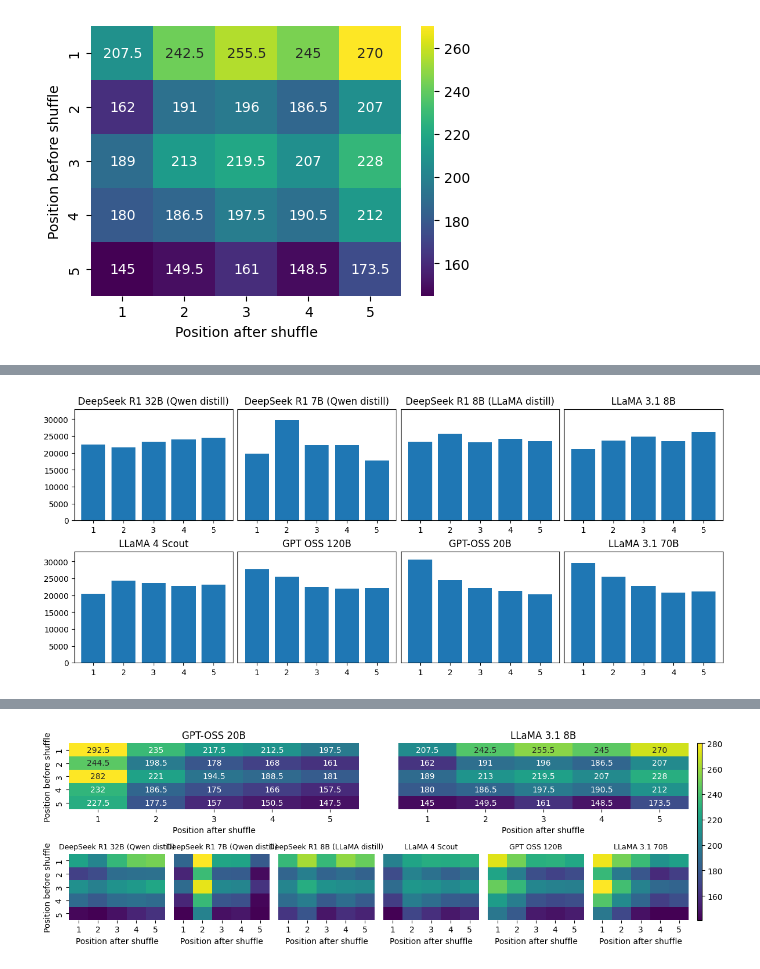
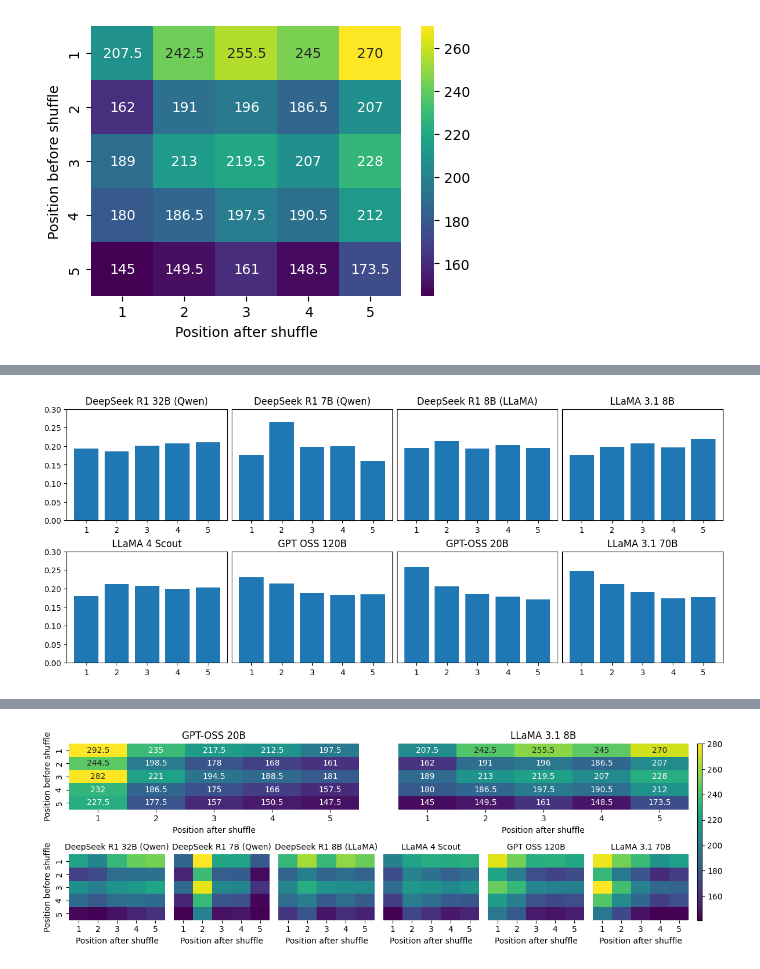
Before and after one commit to GoComputing/Positional-Bias, a Jupyter notebook: notebooks/bias_analysis.ipynb, the cells around one changed output, grey strips where cells are left out. Drawn from its saved outputs; the diff is of its cells as text; code cells hidden in the pictures.

Commit message:
Compute KL divergence and entropy, better evaluate the second methodology

```diff
--- a/notebooks/bias_analysis.ipynb
+++ b/notebooks/bias_analysis.ipynb
@@ -230,9 +244,9 @@ plt.plot()
 from tqdm.auto import tqdm
 
 models = [
-    'DeepSeek R1 32B (Qwen distill)',
-    'DeepSeek R1 7B (Qwen distill)',
-    'DeepSeek R1 8B (LLaMA distill)',
+    'DeepSeek R1 32B (Qwen)',
+    'DeepSeek R1 7B (Qwen)',
+    'DeepSeek R1 8B (LLaMA)',
     'LLaMA 3.1 8B',
     'LLaMA 4 Scout',
     'GPT OSS 120B',
@@ -241,9 +255,9 @@ models = [
 ]
 
 filenames = {
-    'DeepSeek R1 32B (Qwen distill)': 'evaluation_deepseek-r1_32b-qwen-distill-fp16.json',
-    'DeepSeek R1 7B (Qwen distill)': 'evaluation_deepseek-r1_7b-qwen-distill-fp16.json',
-    'DeepSeek R1 8B (LLaMA distill)': 'evaluation_deepseek-r1_8b-llama-distill-fp16.json',
+    'DeepSeek R1 32B (Qwen)': 'evaluation_deepseek-r1_32b-qwen-distill-fp16.json',
+    'DeepSeek R1 7B (Qwen)': 'evaluation_deepseek-r1_7b-qwen-distill-fp16.json',
+    'DeepSeek R1 8B (LLaMA)': 'evaluation_deepseek-r1_8b-llama-distill-fp16.json',
     'GPT OSS 120B': 'evaluation_gpt-oss_120b.json',
     'GPT-OSS 20B': 'evaluation_gpt_oss_20b.json',
     'LLaMA 3.1 70B': 'evaluation_llama3.1_70b-instruct-fp16.json',
@@ -256,40 +270,89 @@ cm_set = dict()
 for model_name in tqdm(models):
 
     results_dir = os.path.join('results', experiment_name, filenames[model_name])
-    cm, unshuffled_cm, input_dataset, samples_per_query, top_k = load_contingency_matrix(results_dir)
+    cm, unshuffled_cm, input_dataset, samples_per_query, top_k, true_positions, pred_positions = load_contingency_matrix(results_dir, return_all_samples=True)
 
     cm_set[model_name] = {
         'cm': cm,
         'unshuffled_cm': unshuffled_cm,
         'input_dataset': input_dataset,
         'samples_per_query': samples_per_query,
-        'top_k': top_k
+        'top_k': top_k,
+        'true_positions': true_positions,
+        'pred_positions': pred_positions
     }
 # %%
+from scipy.stats import chisquare
+import random
+
 ncols = 4
+normalize_plot = True
 nrows = len(models) // ncols
 if len(models)%ncols != 0:
     nrows += 1
 
 fig, axs = plt.subplots(nrows=nrows, ncols=ncols, figsize=(12, 5), constrained_layout = True)
 
+# https://datascience.stackexchange.com/questions/9262/calculating-kl-divergence-in-python
+def KL(P,Q):
+    """ Epsilon is used here to avoid conditional code for
+    checking that neither P nor Q is equal to 0. """
+    epsilon = 0.00001
+    # You may want to instead make copies to avoid changing the np arrays.
+    P = np.array(P)+epsilon
+    Q = np.array(Q)+epsilon
+    divergence = np.sum(P*np.log(P/Q))
+    return divergence
+
+def entropy(counts):
+
+    p = counts / counts.sum()
+    log_p = np.log(p) # base e
+    entropy = -np.sum(p * log_p)
+
+    return entropy
+
+def exp_notation_latex(number, n_significant):
+    str_format = f'{{:.{n_significant}e}}'
+    str_format = str_format.format(number)
+    pos = str_format.find('e')
+    significant = str_format[:pos]
+    exp = int(str_format[pos+1:])
+    return f'{significant} \cdot 10^{{{exp}}}'
+
+contingency_results = dict()
+uniformity_results = dict()
+stats = dict()
+
 for i,model_name in enumerate(models):
     x_ticks = range(1, cm_set[model_name]['top_k']+1)
-    axs[i//ncols][i%ncols].bar(x_ticks, np.sum(cm_set[model_name]['cm'], axis=1))
-    axs[i//ncols][i%ncols].set_ylim(0, 33000)
+    counts = np.sum(cm_set[model_name]['cm'], axis=1)
+    axs[i//ncols][i%ncols].bar(x_ticks, counts/np.sum(counts) if normalize_plot else counts)
+    axs[i//ncols][i%ncols].set_ylim(0, 0.3 if normalize_plot else 33000)
     axs[i//ncols][i%ncols].set_xticks(range(1, cm_set[model_name]['top_k']+1))
     if i%ncols != 0:
         axs[i//ncols][i%ncols].get_yaxis().set_visible(False)
     axs[i//ncols][i%ncols].title.set_text(model_name)
+
+    uniform_distribution = np.array([1/cm_set[model_name]['top_k'] for _ in range(cm_set[model_name]['top_k'])])
+    stats[model_name] = {
+        'kl_divergence': KL(counts/counts.sum(), uniform_distribution),
+        'entropy': entropy(counts),
+    }
 
     # Run chi-squared test for independence
     contingency_matrix_test = cm_set[model_name]['cm']
     chi2_stat, p_value, dof, expected = chi2_contingency(contingency_matrix_test, correction=False)
     cramers_v = np.sqrt(chi2_stat / (np.sum(contingency_matrix_test) * (min(contingency_matrix_test.shape) - 1)))
 
-    #print(model_name)
-    # print(f" Chi2 stat: {chi2_stat:.2f}, p_value: {p_value:.4e}, df: {dof}, cramer's_v: {cramers_v:.4f}")
-    print(f"{model_name} & {p_value:.4e} & {cramers_v:.4f} \\\\")
+    contingency_results[model_name] = {
+        'p_value': p_value,
+        'cramers_v': cramers_v
+    }
+
+
+for model_name, model_results in contingency_results.items():
+    print(f'{model_name} & {model_results["p_value"]:.4e} & {model_results["cramers_v"]:.4f} \\\\')
 
 
 
@@ -297,4 +360,8 @@ if len(models)%ncols != 0:
     fig.delaxes(axs[nrows-1][len(models)%ncols])
 plt.savefig(f"figures/all_raw_probability_distributions.pdf", format="pdf", bbox_inches="tight")
 plt.show()
+
+print('Model name & KL divergence & Entropy (base e) \\\\')
+for model_name, model_stats in stats.items():
+    print(f'{model_name} & ${exp_notation_latex(model_stats["kl_divergence"], 3)}$ & ${model_stats["entropy"]:.3f}$ \\\\')
 # %% [output]
@@ -304,6 +371,6 @@ DeepSeek R1 8B (LLaMA distill) & 0.0000e+00 & 0.0769 \\
 LLaMA 3.1 8B & 0.0000e+00 & 0.0780 \\
 LLaMA 4 Scout & 3.3634e-184 & 0.0660 \\
 GPT OSS 120B & 1.0722e-251 & 0.0706 \\
 GPT-OSS 20B & 2.4272e-116 & 0.0574 \\
 LLaMA 3.1 70B & 2.0281e-285 & 0.0734 \\
-[figure, old version]
+[figure, new version]
```
Also changed, not shown: parts of 5 cells of this notebook.
